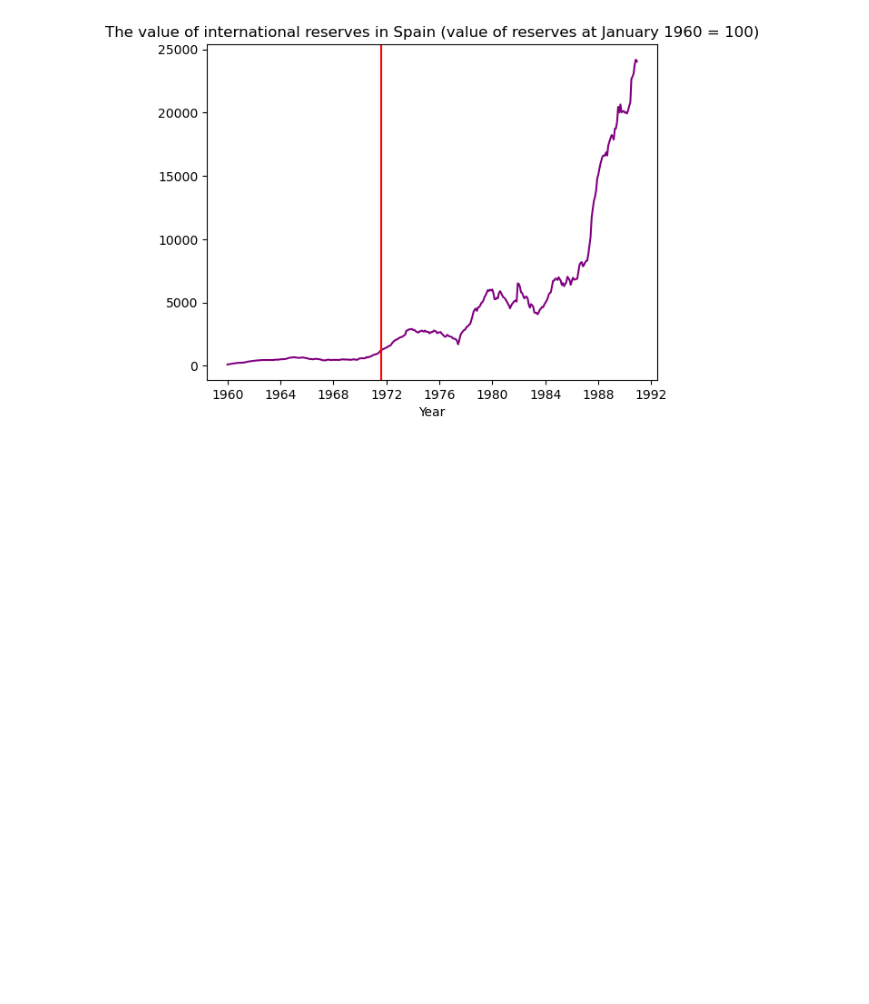
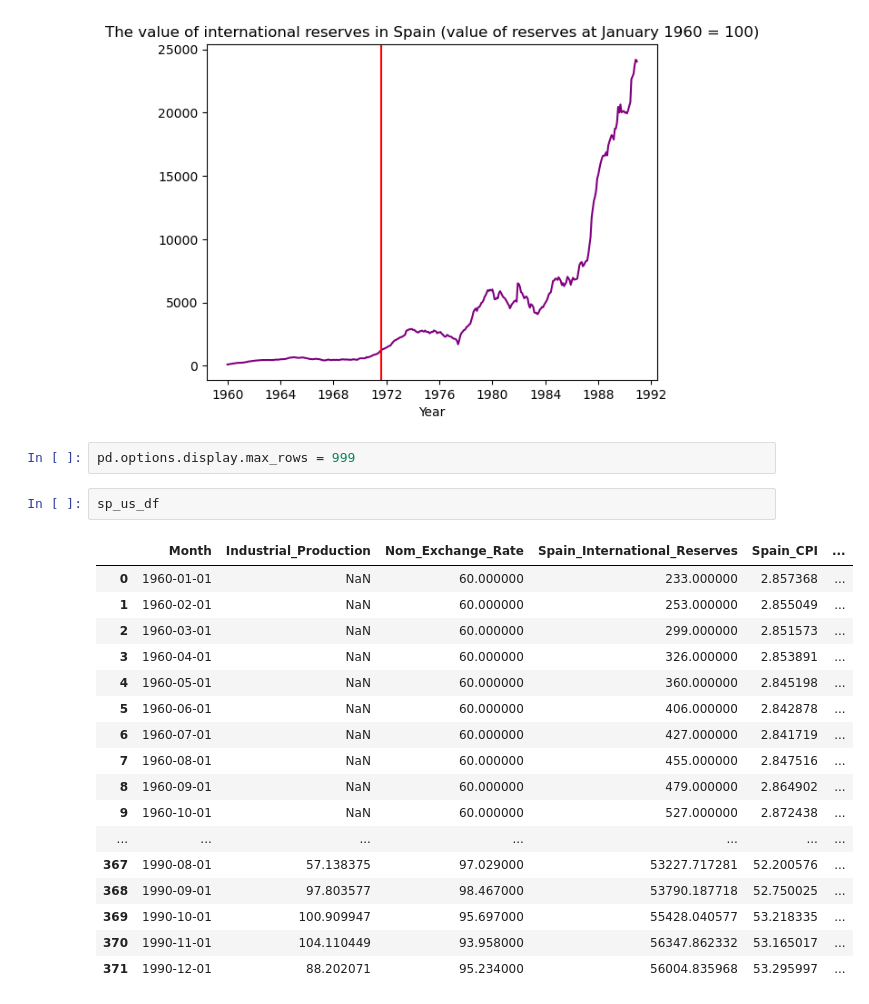
Before and after one commit to sophie-hy-fung/spain-bretton-woods, a Jupyter notebook: data_cleaning.ipynb, the cells around one changed output. Cells and saved outputs as stored; diff of their text form; blank space fills up the shorter version.

```diff
--- a/data_cleaning.ipynb
+++ b/data_cleaning.ipynb
@@ -111,3 +111,25 @@ plt.show
 # %% [output]
 <function matplotlib.pyplot.show(close=None, block=None)>
 [figure]
+# %%
+pd.options.display.max_rows = 999
+# %%
+sp_us_df
+# %% [output]
+|  | Month | Industrial_Production | Nom_Exchange_Rate | Spain_International_Reserves | Spain_CPI | ... |
+| 0 | 1960-01-01 | NaN | 60.000000 | 233.000000 | 2.857368 | ... |
+| 1 | 1960-02-01 | NaN | 60.000000 | 253.000000 | 2.855049 | ... |
+| 2 | 1960-03-01 | NaN | 60.000000 | 299.000000 | 2.851573 | ... |
+| 3 | 1960-04-01 | NaN | 60.000000 | 326.000000 | 2.853891 | ... |
+| 4 | 1960-05-01 | NaN | 60.000000 | 360.000000 | 2.845198 | ... |
+| 5 | 1960-06-01 | NaN | 60.000000 | 406.000000 | 2.842878 | ... |
+| 6 | 1960-07-01 | NaN | 60.000000 | 427.000000 | 2.841719 | ... |
+| 7 | 1960-08-01 | NaN | 60.000000 | 455.000000 | 2.847516 | ... |
+| 8 | 1960-09-01 | NaN | 60.000000 | 479.000000 | 2.864902 | ... |
+| 9 | 1960-10-01 | NaN | 60.000000 | 527.000000 | 2.872438 | ... |
+| ... | ... | ... | ... | ... | ... | ... |
+| 367 | 1990-08-01 | 57.138375 | 97.029000 | 53227.717281 | 52.200576 | ... |
+| 368 | 1990-09-01 | 97.803577 | 98.467000 | 53790.187718 | 52.750025 | ... |
+| 369 | 1990-10-01 | 100.909947 | 95.697000 | 55428.040577 | 53.218335 | ... |
+| 370 | 1990-11-01 | 104.110449 | 93.958000 | 56347.862332 | 53.165017 | ... |
+| 371 | 1990-12-01 | 88.202071 | 95.234000 | 56004.835968 | 53.295997 | ... |
```
Also changed, not shown: 4 other files.
